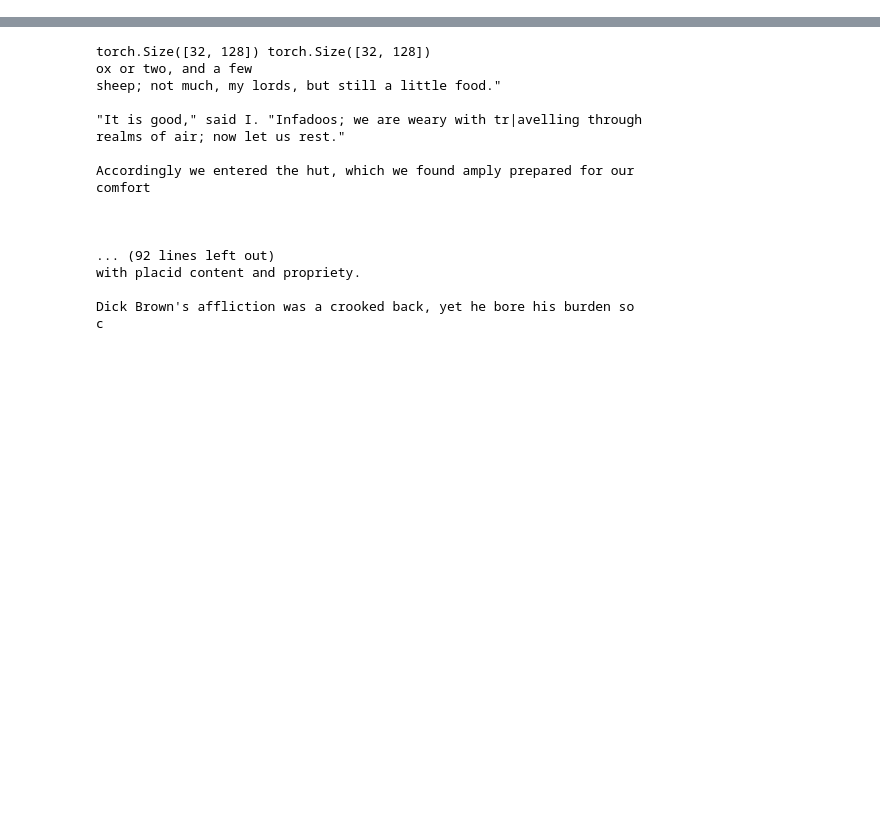
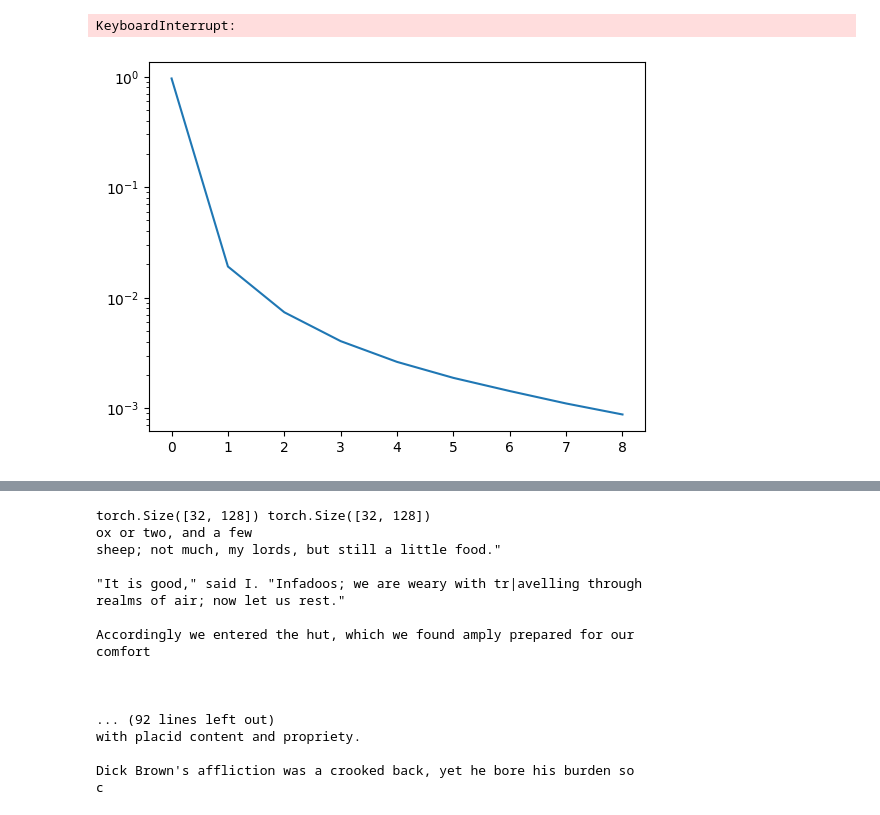
Before and after one commit to akarshkumar0101/transformer-memory, a Jupyter notebook: skip/testing.ipynb, the cells around one changed output, grey strips where cells are left out. Saved outputs shown, nothing was run; the diff lists cells and outputs as text; code cells hidden in the pictures; blank space fills up the shorter version.

```diff
--- a/skip/testing.ipynb
+++ b/skip/testing.ipynb
@@ -25,0 +136,12 @@ ds_train, ds_test = dataset.create_dataset(tqdm=tqdm)
+# %%
+for book in tqdm(os.listdir('../data/Gutenberg/txt/')):
+    text_book = parser.book2text(f'../data/Gutenberg/txt/{book}')
+    text, ids, words, idxs, fbins_words, fbins_fchars = process_text(text_book)
+# %% [output]
+KeyboardInterrupt:
+# %%
+a = np.split(np.array(list(word2freq.values())), 9)
+plt.plot([ai.sum() for ai in a])
+plt.yscale('log')
+# %% [output]
+[figure, added]
```
Also changed, not shown: parts of 19 cells of this notebook, 7 other files.
